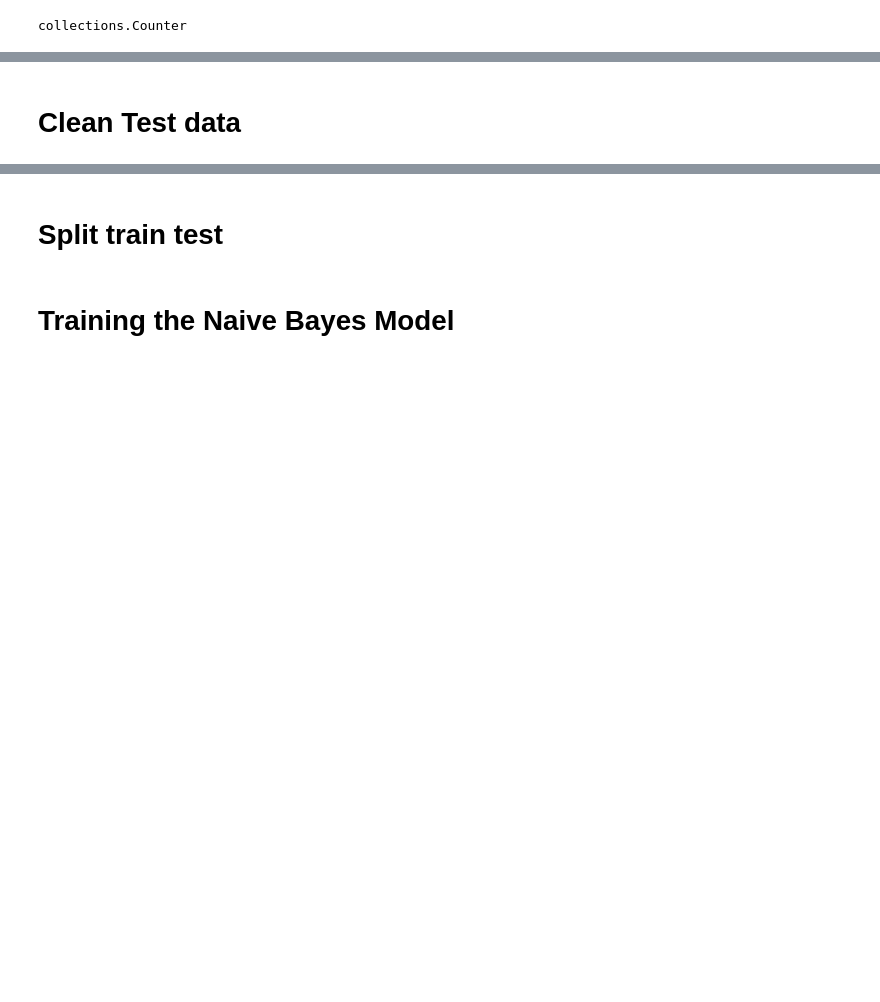
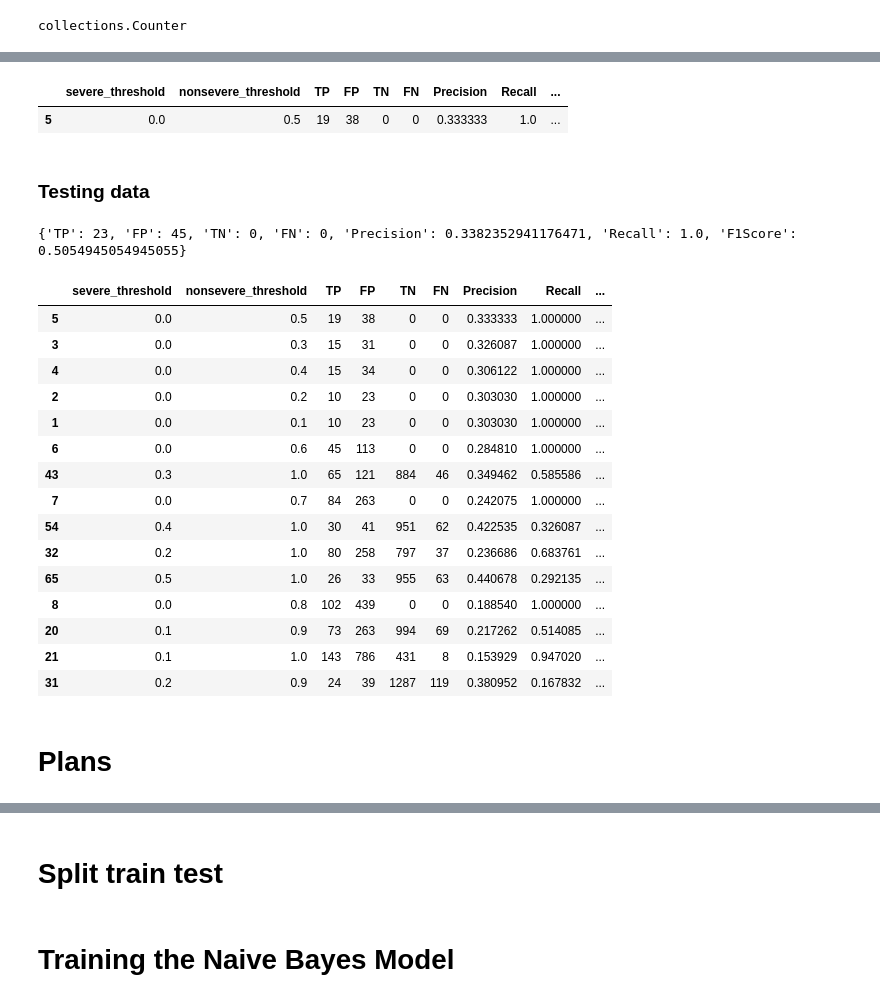
Before and after one commit to fatymaziz/DataAnalysis, a Jupyter notebook: BugSeverityPrediction-Dictionarybased.ipynb, the cells around one changed output, grey strips where cells are left out. Drawn from its saved outputs; the diff is of its cells as text; code cells hidden in the pictures; blank space fills up the shorter version.

Commit message:
F1Score calculated

```diff
--- a/BugSeverityPrediction-Dictionarybased.ipynb
+++ b/BugSeverityPrediction-Dictionarybased.ipynb
@@ -198,0 +195,5 @@ print(corpus)
+# %%
+corpus_trainingdata = []
+for i in range(0,6202):
+    review = nlpsteps(str(training_data_df['Summary'][i]))
+    corpus_trainingdata.append(review)
@@ -410,0 +345,5 @@ payload_sorted
+# %%
+#0.0, 0.01, 0.02 ... 0.1, 0.2, 0.5, 1.0
+#create a list with huge amount numbers
+severe_threshold = [0.0, 0.1 ,0.2, 0.3 ,0.4, 0.5, 0.6, 0.7, 0.8, 0.9, 1.0]
+nonsevere_threshold = [0.0, 0.1 ,0.2, 0.3 ,0.4, 0.5, 0.6, 0.7, 0.8, 0.9, 1.0]
@@ -410,0 +398,20 @@ payload_sorted
+# %%
+import random
+import itertools
+possibleThesholdCombination = list(itertools.product(severe_threshold, nonsevere_threshold))
+result_list=[]
+for i in possibleThesholdCombination:
+
+    severe_randomthreshold = i[0]
+    nonsevere_randomthreshold = i[1]
+
+    count = dictionary_thresholds(severe_randomthreshold,nonsevere_randomthreshold,validation_data)
+    result_dictionary = {
+     "severe_threshold": severe_randomthreshold,
+     "nonsevere_threshold":nonsevere_randomthreshold,
+#       "performance": count
+
+
+    }
+    result_dictionary.update(count)
+    result_list.append(result_dictionary)
@@ -410,0 +438,3 @@ payload_sorted
+# %%
+F1Score_df = pd.DataFrame(result_list)
+F1Score_df
@@ -411,2 +455,33 @@ payload_sorted
+# %%
+F1Score_df[F1Score_df['F1Score']==F1Score_df['F1Score'].max()]
+# %% [output]
+|  | severe_threshold | nonsevere_threshold | TP | FP | TN | FN | Precision | Recall | ... |
+| 5 | 0.0 | 0.5 | 19 | 38 | 0 | 0 | 0.333333 | 1.0 | ... |
+# %% [markdown]
+### Testing data
+# %%
+count = dictionary_thresholds(0.0,0.5,testing_data)
+print(count)
+# %% [output]
+{'TP': 23, 'FP': 45, 'TN': 0, 'FN': 0, 'Precision': 0.3382352941176471, 'Recall': 1.0, 'F1Score': 0.5054945054945055}
+# %%
+F1Score_df.sort_values(by=['F1Score'], ascending=False).head(15)
+# %% [output]
+|  | severe_threshold | nonsevere_threshold | TP | FP | TN | FN | Precision | Recall | ... |
+| 5 | 0.0 | 0.5 | 19 | 38 | 0 | 0 | 0.333333 | 1.000000 | ... |
+| 3 | 0.0 | 0.3 | 15 | 31 | 0 | 0 | 0.326087 | 1.000000 | ... |
+| 4 | 0.0 | 0.4 | 15 | 34 | 0 | 0 | 0.306122 | 1.000000 | ... |
+| 2 | 0.0 | 0.2 | 10 | 23 | 0 | 0 | 0.303030 | 1.000000 | ... |
+| 1 | 0.0 | 0.1 | 10 | 23 | 0 | 0 | 0.303030 | 1.000000 | ... |
+| 6 | 0.0 | 0.6 | 45 | 113 | 0 | 0 | 0.284810 | 1.000000 | ... |
+| 43 | 0.3 | 1.0 | 65 | 121 | 884 | 46 | 0.349462 | 0.585586 | ... |
+| 7 | 0.0 | 0.7 | 84 | 263 | 0 | 0 | 0.242075 | 1.000000 | ... |
+| 54 | 0.4 | 1.0 | 30 | 41 | 951 | 62 | 0.422535 | 0.326087 | ... |
+| 32 | 0.2 | 1.0 | 80 | 258 | 797 | 37 | 0.236686 | 0.683761 | ... |
+| 65 | 0.5 | 1.0 | 26 | 33 | 955 | 63 | 0.440678 | 0.292135 | ... |
+| 8 | 0.0 | 0.8 | 102 | 439 | 0 | 0 | 0.188540 | 1.000000 | ... |
+| 20 | 0.1 | 0.9 | 73 | 263 | 994 | 69 | 0.217262 | 0.514085 | ... |
+| 21 | 0.1 | 1.0 | 143 | 786 | 431 | 8 | 0.153929 | 0.947020 | ... |
+| 31 | 0.2 | 0.9 | 24 | 39 | 1287 | 119 | 0.380952 | 0.167832 | ... |
 # %% [markdown]
-# Clean Test data
+# Plans
```
Also changed, not shown: parts of 74 cells of this notebook, 1 other file.
